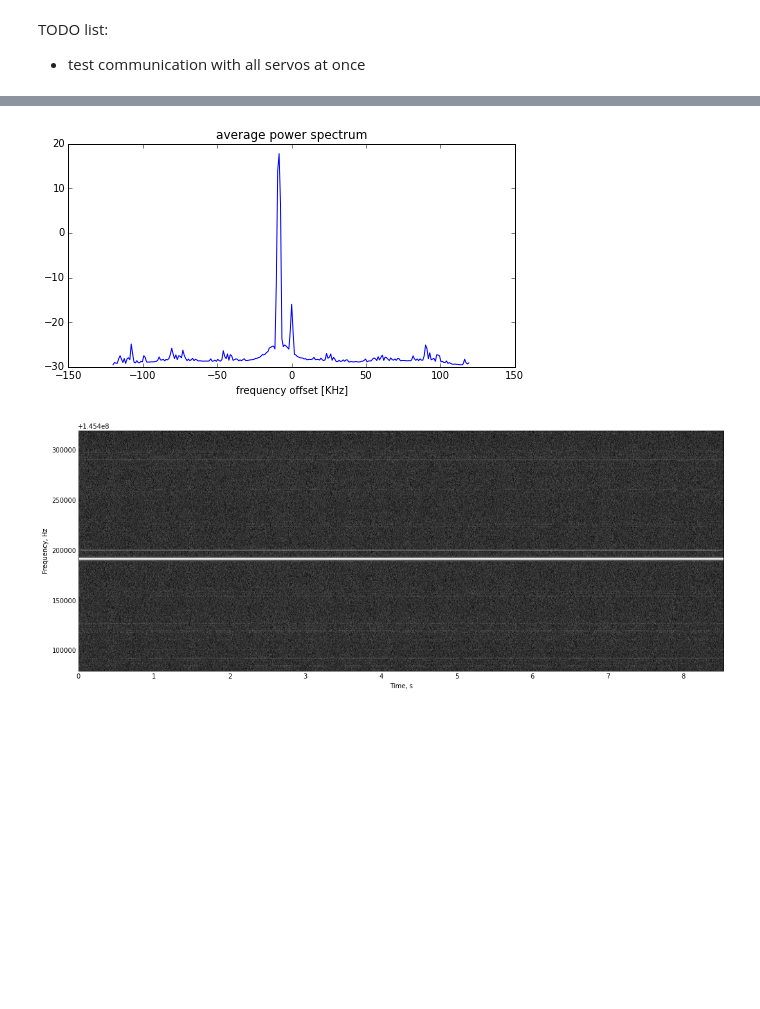
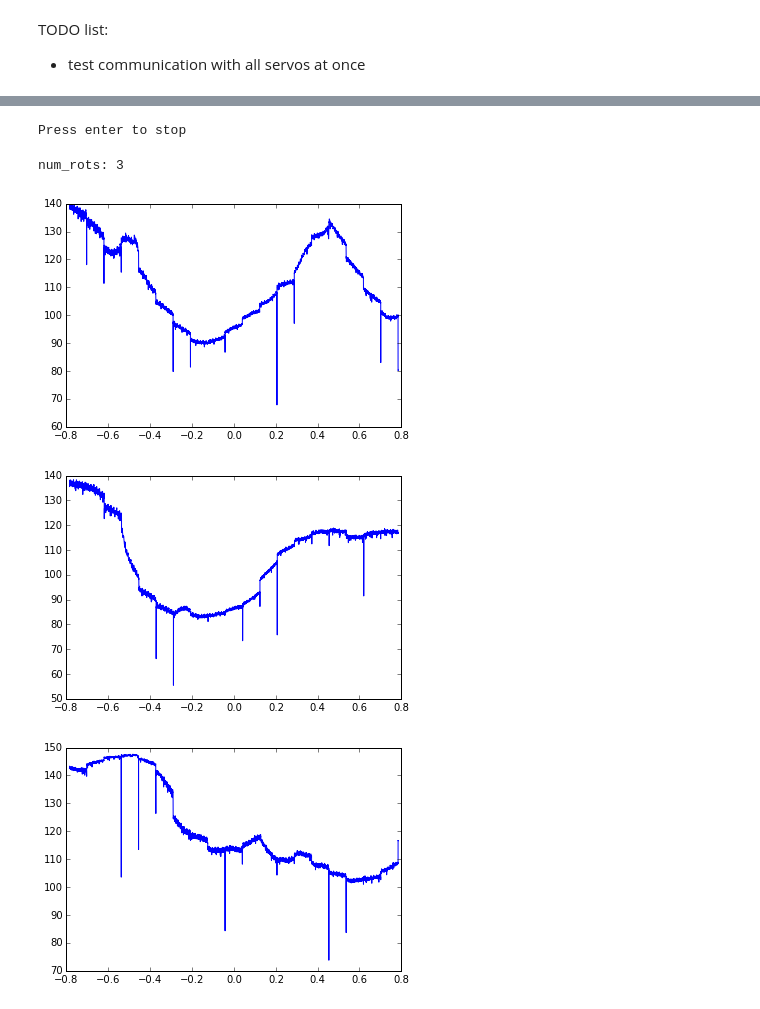
Before and after one commit to gkahn13/radioloc, a Jupyter notebook: servo_serial.ipynb, the cells around one changed output, grey strips where cells are left out. Saved outputs shown, nothing was run; the diff lists cells and outputs as text; code cells hidden in the pictures; blank space fills up the shorter version.

```diff
--- a/servo_serial.ipynb
+++ b/servo_serial.ipynb
@@ -165,7 +165,7 @@ class Servos:
             time.sleep(1/(self.num_servos*fs))
             self.curr_angles[i] = angle
 
-servos = Servos(3, '/dev/ttyACM0')
+servos = Servos(3, '/dev/ttyACM1')
 # %%
 #####################
 # Test ServosSerial #
@@ -376,9 +299,10 @@ class ServosSDRs:
         self.servos = servos
         self.sdrs = sdrs
 
-        self.speed = np.pi/4.
+        self.speed = np.pi/3.
         self.run_flag = False
         self.is_stopped = False
+        self.angles_and_samples = [Queue.Queue() for _ in xrange(self.servos.num_servos)]
 
     def start(self, speed=None):
         if self.run_flag:
@@ -386,6 +310,8 @@ class ServosSDRs:
 
         if speed is not None:
             self.speed = speed
+
+        self.angles_and_samples = [Queue.Queue() for _ in xrange(self.servos.num_servos)]
 
         self.run_flag = True
         self.thread = threading.Thread(target=self.run, args=())
@@ -403,14 +329,22 @@ class ServosSDRs:
         self.is_stopped = False
 
     def run(self, fs=200.):
-        # TODO: add SDR reading
         num_exceptions = 0
+        self.servos.set_angles([self.servos.max_angle]*self.servos.num_servos, speed=self.speed, fs=fs)
+
+        start_angle, end_angle = self.servos.max_angle, self.servos.min_angle
         while self.run_flag:
             try:
-                self.servos.set_angles([self.servos.min_angle]*self.servos.num_servos, speed=self.speed, fs=fs)
-                if not self.run_flag:
-                    break
-                self.servos.set_angles([self.servos.max_angle]*self.servos.num_servos, speed=self.speed, fs=fs)
+                # record, command servos, compute angles/power
+                for i in xrange(self.servos.num_servos):
+                    self.sdrs.start_read(i)
+                self.servos.set_angles([end_angle]*self.servos.num_servos, speed=self.speed, fs=fs)
+                for i in xrange(self.servos.num_servos):
+                    samples = self.sdrs.stop_read(i)
+                    if samples is not None:
+                        angles = np.linspace(start_angle, end_angle, len(samples))
+                        self.angles_and_samples[i].put([angles, samples])
+                start_angle, end_angle = end_angle, start_angle
             except Exception as e:
                 num_exceptions += 1
                 print('ServosSdr.run exception: {0}'.format(e))
@@ -420,15 +354,41 @@ class ServosSDRs:
 
         self.is_stopped = True
 
-servos_sdrs = ServosSDRs(servos, [None]*servos.num_servos) # TODO: SDR
+servos_sdrs = ServosSDRs(servos, sdrs)
 # %%
 ###################
 # Test ServosSDRs #
 ###################
+
+ham = serial.Serial('/dev/ttyUSB0')
+ham.setDTR(1)
+time.sleep(0.5)
+
 servos_sdrs.start()
 print('Press enter to stop')
 raw_input()
 servos_sdrs.stop()
+
+ham.setDTR(0)
+# %% [output]
+Press enter to stop
+# %%
+num_rots = 0
+q = servos_sdrs.angles_and_samples[0]
+while not q.empty():
+    #angles, mp = q.get()
+    angles, samples = q.get()
+    mp = maxPower(samples)
+    angles = np.linspace(angles[0], angles[-1], len(mp))
+    f = plt.figure()
+    plt.plot(angles, mp)
+    num_rots += 1
+print('num_rots: {0}'.format(num_rots))
+# %% [output]
+num_rots: 3
+[figure, added]
+[figure, added]
+[figure, added]
 # %%
 #####################################
 # Test shielding makes a difference #
@@ -460,19 +420,6 @@ data = sdrs.stop_read(0)
 
 
 ham.setDTR(0)
-# %%
-# compute average power spectrum
-f, sp = avgPS(data,N=256,fs=fs/1000)
-fig = plt.figure(figsize=(8,4))
-plt.plot(f,10*np.log10(sp))
-plt.title('average power spectrum')
-plt.xlabel('frequency offset [KHz]')
-
-# compute spectogram
-_ = myspectrogram_hann_ovlp(data, 512, fs, fc,dbf = 60)
-# %% [output]
-[figure, removed]
-[figure, removed]
 # %%
 mp = maxPower(data)
 
```
Also changed, not shown: parts of 6 cells of this notebook.
